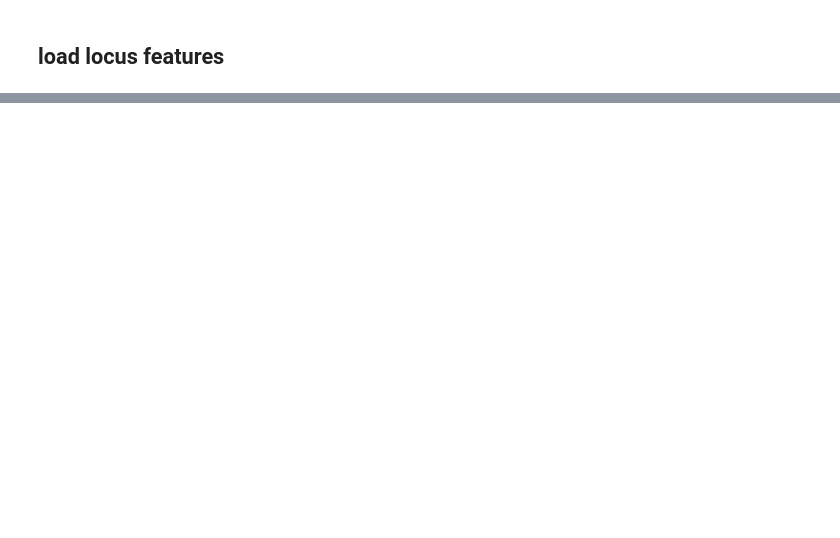
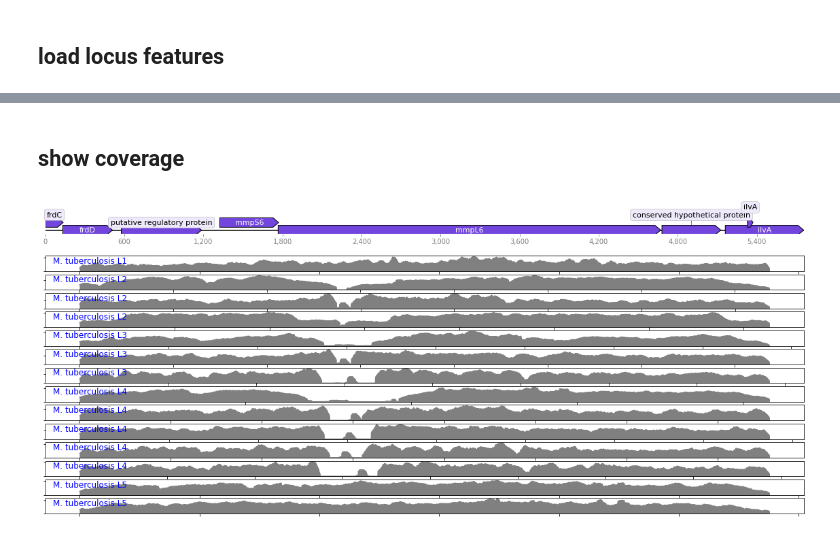
Before and after one commit to dmnfarrell/mtbc_analyses, a Jupyter notebook: tbd1/analysis.ipynb, the cells around one changed output, grey strips where cells are left out. Cells and saved outputs as stored; diff of their text form; code cells hidden in the pictures; blank space fills up the shorter version.

```diff
--- a/tbd1/analysis.ipynb
+++ b/tbd1/analysis.ipynb
@@ -131,0 +158,44 @@ tree.render('%%inline',tree_style=ts,w=400)
+# %%
+def get_region_coverage(bam_file, chr, start, end):
+    """Get coverage from bam file at specified region"""
+
+    import pysam
+    if bam_file is None or not os.path.exists(bam_file):
+        return
+    samfile = pysam.AlignmentFile(bam_file, "r")
+    vals = [(pileupcolumn.pos, pileupcolumn.n) for pileupcolumn in samfile.pileup(chr, start, end)]
+    df = pd.DataFrame(vals,columns=['pos','coverage'])
+    df = df[(df.pos>=start) & (df.pos<=end)]
+    #fill with zeroes if there is no data at ends
+    if df.pos.max() < end:
+        new = pd.DataFrame({'pos':range(df.pos.max(), end)})
+        new['coverage'] = 0
+        df = df.append(new).reset_index(drop=True)
+    return df
+
+#get_region_coverage('snpgenie_results/mapped/ERR015598.bam','MAF_TBD1',1,1000)
+# %% [markdown]
+## show coverage
+# %%
+from dna_features_viewer import GraphicFeature, GraphicRecord
+from dna_features_viewer import BiopythonTranslator
+
+graphic_record = BiopythonTranslator().translate_record(rec)
+from matplotlib.gridspec import GridSpec
+fig = plt.figure(figsize=(20,10))
+gs = GridSpec(20, 1, figure=fig)
+ax1=fig.add_subplot(gs[:2,0])
+graphic_record.plot(ax=ax1)
+i=3
+for n,r in list(samples.iterrows())[36:50]:
+    ax=fig.add_subplot(gs[i,0])
+    df = get_region_coverage(r.bam_file,'MAF_TBD1',1,len(rec.seq))
+    bins=range(0,max(df.coverage),int(max(df.coverage)/10))
+    df['binned']=np.searchsorted(bins, df.coverage.values)
+    df.plot(y='coverage',ax=ax,kind='area',color='gray',legend=False)
+    ax.text(.01,.5,r.LINEAGE,color='blue',transform=ax.transAxes,fontsize=12)
+    ax.set_xticklabels([]); ax.set_yticklabels([])
+    i+=1
+#plt.tight_layout()
+# %% [output]
+[figure, added]
```
Also changed, not shown: parts of 21 cells of this notebook, 2 other files.
